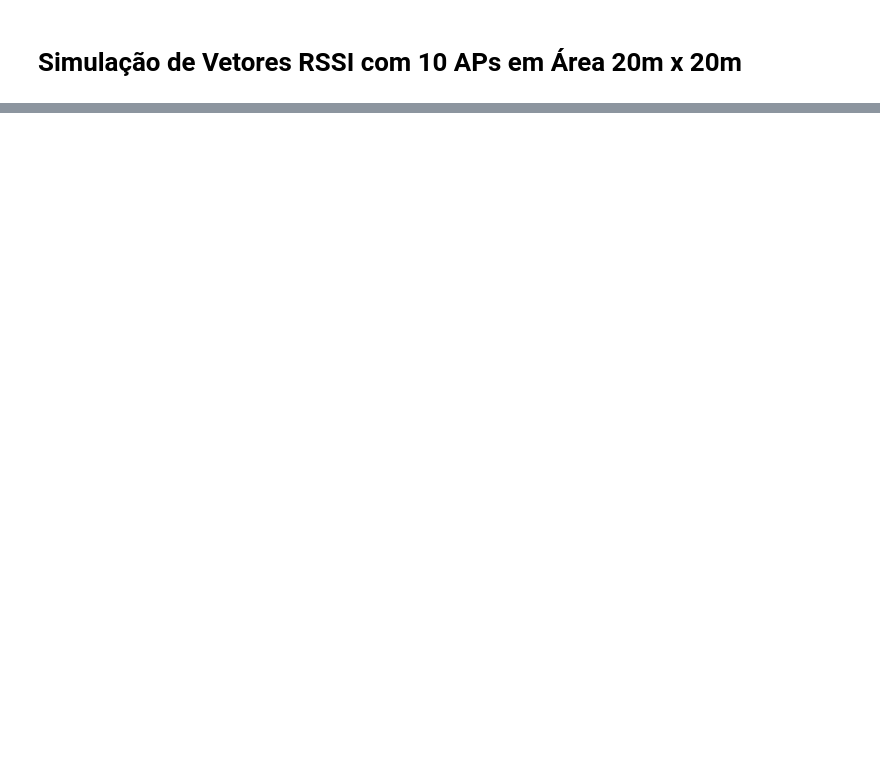
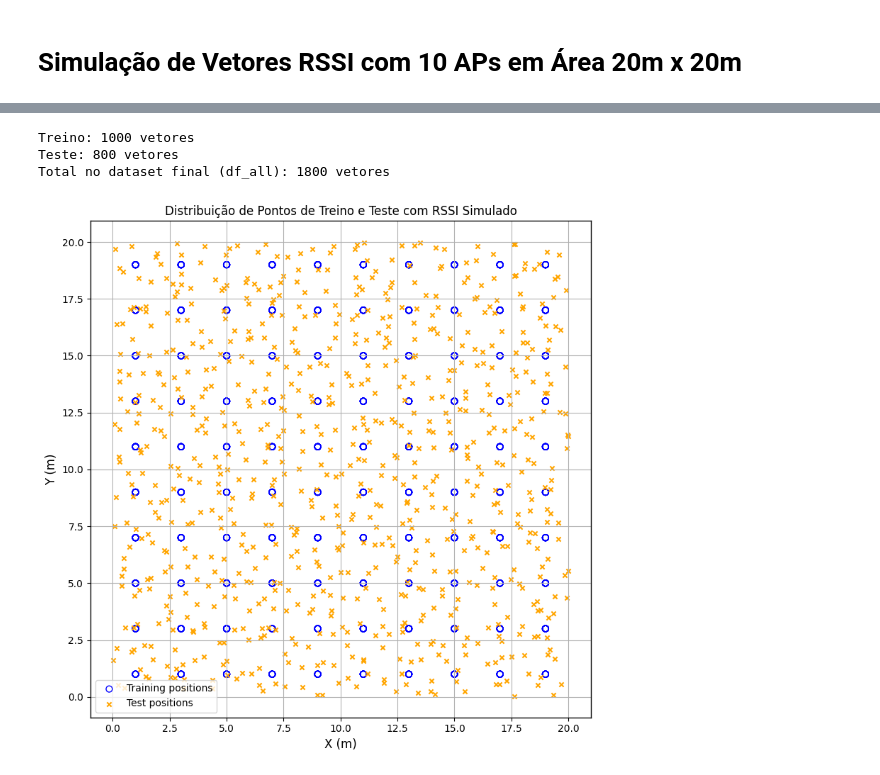
Before and after one commit to oziieljuniior/Gan, a Jupyter notebook: Notebooks/vetor_RSSI_simulado.ipynb, the cells around one changed output, grey strips where cells are left out. Cells and saved outputs as stored; diff of their text form; code cells hidden in the pictures; blank space fills up the shorter version.

```diff
--- a/Notebooks/vetor_RSSI_simulado.ipynb
+++ b/Notebooks/vetor_RSSI_simulado.ipynb
@@ -48,10 +81,12 @@ for pos in positions:
 # %%
 
-# DataFrame final
+# ================================
+# 6. DataFrames finais
+# ================================
 columns = [f'WAP{str(i+1).zfill(3)}' for i in range(n_aps)] + ['X', 'Y']
-df_simulated = pd.DataFrame(simulated_data, columns=columns)
+df_simulated = pd.DataFrame(train_data, columns=columns)
+df_test = pd.DataFrame(test_data, columns=columns)
 
-# Salvar CSV
-path_save1 = '/home/darkcover/Documentos/Gan/Outputs/simulated_rssi.csv'
-df_simulated.to_csv(path_save1, index=False)
-print(f"Simulação concluída! Dados salvos em 'data/simulated_rssi.csv'. Total: {len(df_simulated)} entradas.")
+# Adicionar coluna de origem (opcional)
+df_simulated["source"] = "real"
+df_test["source"] = "test"
@@ -192,0 +93,18 @@ plot_training_test_positions()
+# %%
+
+# ================================
+# 7. Unificar para uso no GAN
+# ================================
+df_all = pd.concat([df_simulated, df_test], ignore_index=True)
+# %%
+
+# ================================
+# 8. Verificação
+# ================================
+print(f"Treino: {len(df_simulated)} vetores")
+print(f"Teste: {len(df_test)} vetores")
+print(f"Total no dataset final (df_all): {len(df_all)} vetores")
+# %% [output]
+Treino: 1000 vetores
+Teste: 800 vetores
+Total no dataset final (df_all): 1800 vetores
@@ -192,0 +119,29 @@ plot_training_test_positions()
+# %%
+import matplotlib.pyplot as plt
+
+# Separar treino e teste com base na coluna "source"
+df_train_vis = df_all[df_all['source'] == 'real']
+df_test_vis = df_all[df_all['source'] == 'test']
+
+# Criar figura
+plt.figure(figsize=(8, 8))
+
+# Plotar pontos de treino (azul)
+plt.scatter(df_train_vis['X'], df_train_vis['Y'], marker='o', facecolors='none',
+            edgecolors='blue', s=40, label='Training positions')
+
+# Plotar pontos de teste (vermelho)
+plt.scatter(df_test_vis['X'], df_test_vis['Y'],
+            c='orange', marker='x', s=20, label='Test positions')
+
+# Configurações do gráfico
+plt.xlabel("X (m)")
+plt.ylabel("Y (m)")
+plt.title("Distribuição de Pontos de Treino e Teste com RSSI Simulado")
+plt.legend()
+plt.grid(True)
+plt.axis('equal')
+plt.tight_layout()
+plt.show()
+# %% [output]
+[figure, added]
```
Also changed, not shown: parts of 18 cells of this notebook, 6 other files.
